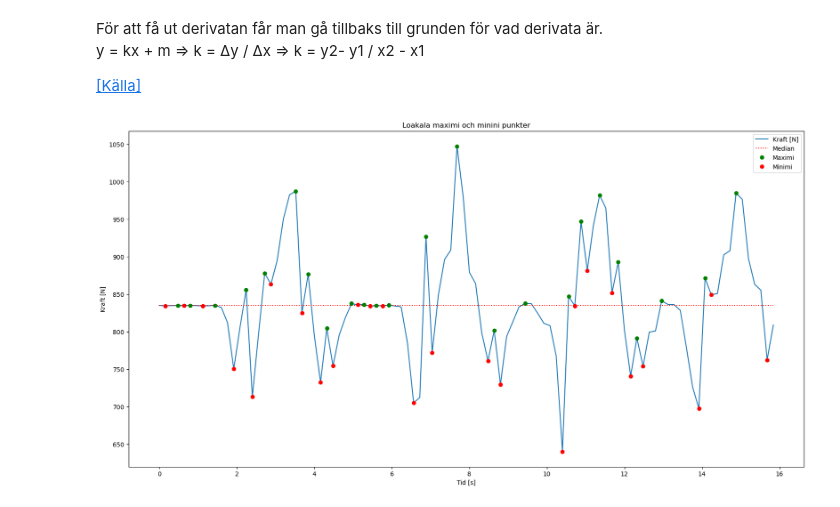
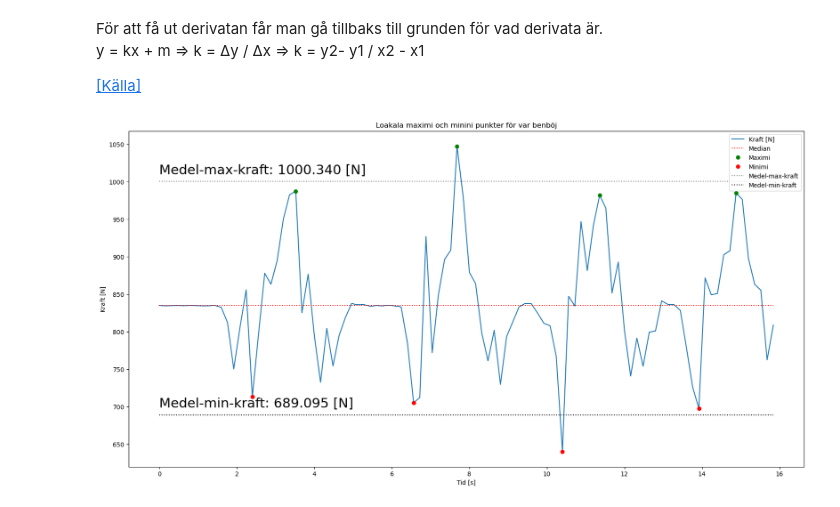
Before and after one commit to Pettson01/Examensarbete-force, a Jupyter notebook: squats.ipynb, the cells around one changed output. Cells and saved outputs as stored; diff of their text form; code cells hidden in the pictures.

```diff
--- a/squats.ipynb
+++ b/squats.ipynb
@@ -499,7 +499,7 @@ sliceOfData = unityDF[0:100]
 fig, (ax1) = plt.subplots(1, 1, figsize=(20,10))
 
 ax1.plot(sliceOfData['time'], sliceOfData['force'], label="Kraft [N]")
-ax1.set_title("Loakala maximi och minini punkter")
+ax1.set_title("Loakala maximi och minini punkter för var benböj")
 ax1.set_xlabel("Tid [s]")
 ax1.set_ylabel("Kraft [N]")
 ax1.hlines(y=sliceOfData['force'].median(), xmin=sliceOfData['time'].min(), xmax=sliceOfData['time'].max(), linestyle="dotted", color="red", label="Median")
@@ -522,33 +522,78 @@ localMaximaTime = []
 
 localMinimaForce = []
 localMinimaTime = []
 
 
 i = 1
 while(i < sliceOfData['force'].shape[0]):
     if(i == sliceOfData['force'].shape[0] - 1):
         break
 
     if(sliceOfData['force'][i] > sliceOfData['force'][i+1] and sliceOfData['force'][i] > sliceOfData['force'][i-1]):
         localMaximaForce.append(sliceOfData['force'][i])
         localMaximaTime.append(sliceOfData['time'][i])
         i = i + 1
         continue
 
     if(sliceOfData['force'][i] < sliceOfData['force'][i+1] and sliceOfData['force'][i] < sliceOfData['force'][i-1]):
         localMinimaForce.append(sliceOfData['force'][i])
         localMinimaTime.append(sliceOfData['time'][i])
         i = i + 1
         continue
 
     i = i + 1
 
 
-ax1.plot(localMaximaTime,localMaximaForce, 'go', label="Maximi")
-ax1.plot(localMinimaTime,localMinimaForce, 'ro', label="Minimi")
+#ax1.plot(localMaximaTime,localMaximaForce, 'go', label="Maximi")
+#ax1.plot(localMinimaTime,localMinimaForce, 'ro', label="Minimi")
+
+# Sortera efter storlek
+# Ta ut de 31 största.
+# Markera
+# Gör samma sak med minimi.
+nrOfSquats = 4
+
+
+#Maximi
+dataMaxima = {
+    "maxima":localMaximaForce,
+    "time":localMaximaTime
+}
+
+dataframeMaxima = pd.DataFrame(data=dataMaxima)
+dataframeMaxima.sort_values(by="maxima", ascending=False, inplace=True)
+
+maximaForce = dataframeMaxima['maxima'][0:nrOfSquats]
+maximaTime = dataframeMaxima['time'][0:nrOfSquats]
+
+ax1.plot(maximaTime,maximaForce, 'go', label="Maximi")
+
+#Minimi
+dataMinima = {
+    "minima":localMinimaForce,
+    "time":localMinimaTime
+}
+
+dataframeMinima = pd.DataFrame(data=dataMinima)
+dataframeMinima.sort_values(by="minima", ascending=True, inplace=True)
+
+minimaForce = dataframeMinima['minima'][0:nrOfSquats]
+minimaTime = dataframeMinima['time'][0:nrOfSquats]
+
+ax1.plot(minimaTime,minimaForce, 'ro', label="Minimi")
+
+averageMaxForce = maximaForce.mean()
+averageMinForce = minimaForce.mean()
+
+ax1.text(x=0, y=averageMaxForce + 10, s=f"Medel-max-kraft: {averageMaxForce:.3f} [N]", fontsize=22)
+ax1.text(x=0, y=averageMinForce + 10, s=f"Medel-min-kraft: {averageMinForce:.3f} [N]", fontsize=22)
+
+ax1.hlines(y=averageMaxForce, xmin=sliceOfData['time'].min(), xmax=sliceOfData['time'].max(), linestyles="dotted", label="Medel-max-kraft", colors="gray")
+ax1.hlines(y=averageMinForce, xmin=sliceOfData['time'].min(), xmax=sliceOfData['time'].max(), linestyles="dotted", label="Medel-min-kraft", colors="black" )
+
 
 
 ax1.legend()
 plt.show()
 # %% [output]
-[figure, old version]
+[figure, new version]
```
